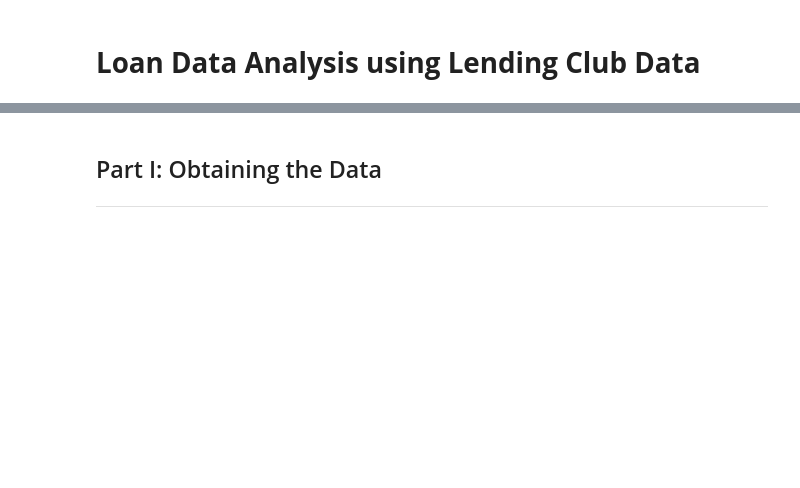
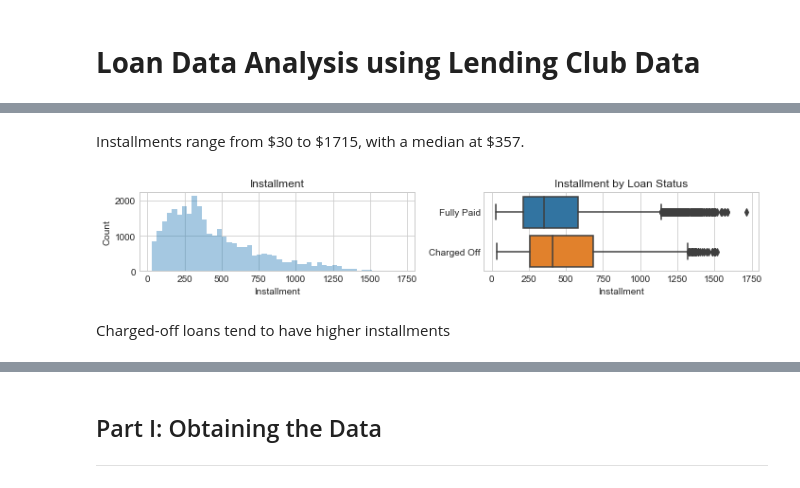
Before and after one commit to yanxiali/Predicting-Default-Clients-of-Lending-Club-Loans, a Jupyter notebook: LC_Loan.ipynb, the cells around one changed output, grey strips where cells are left out. Saved outputs shown, nothing was run; the diff lists cells and outputs as text; code cells hidden in the pictures; blank space fills up the shorter version.

```diff
--- a/LC_Loan.ipynb
+++ b/LC_Loan.ipynb
@@ -2,0 +421,8 @@
+# %% [markdown]
+Installments range from \$30 to $1715, with a median at \$357.
+# %%
+plot_var('installment', 'Installment', continuous=True)
+# %% [output]
+[figure, added]
+# %% [markdown]
+Charged-off loans tend to have higher installments
```
Also changed, not shown: parts of 159 cells of this notebook, 1 other file.
